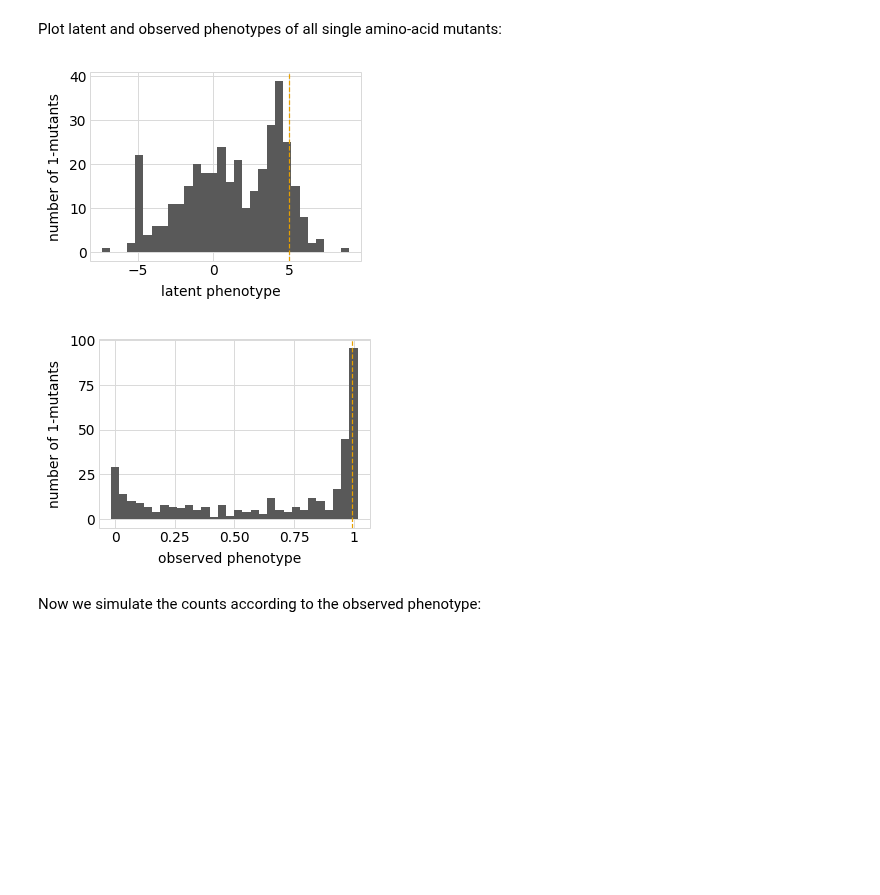
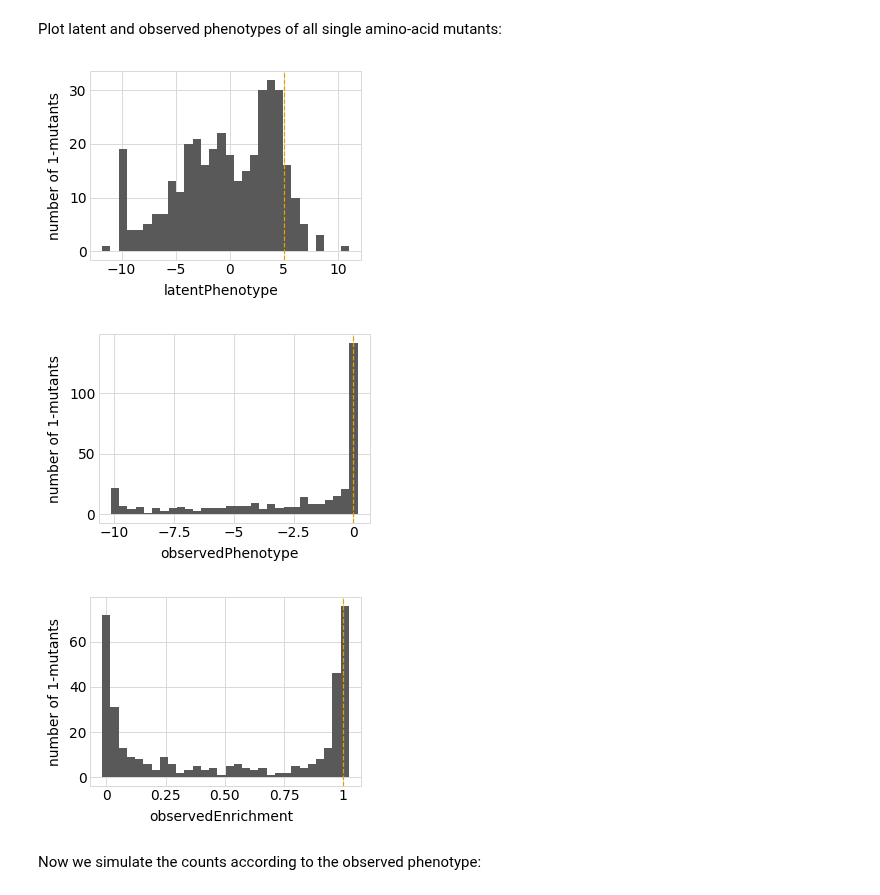
Before and after one commit to jbloomlab/dms_variants, a Jupyter notebook: notebooks/monotonicsplineepistasis_model.ipynb, the cells around one changed output. Saved outputs shown, nothing was run; the diff lists cells and outputs as text; code cells hidden in the pictures; blank space fills up the shorter version.

Commit message:
update notebooks for phenosimulator with enrichments

```diff
--- a/notebooks/monotonicsplineepistasis_model.ipynb
+++ b/notebooks/monotonicsplineepistasis_model.ipynb
@@ -95,6 +95,7 @@ phenosimulator = dms_variants.simulate.SigmoidPhenotypeSimulator(
 # %% [markdown]
 Plot relationship between simulated and observed phenotypes:
 # %%
-p = phenosimulator.plotLatentVsObserved()
-_ = p.draw()
+for value in ['enrichment', 'phenotype']:
+    p = phenosimulator.plotLatentVsObserved(value)
+    _ = p.draw()
 # %% [output]
@@ -102,12 +104,13 @@ _ = p.draw()
 # %% [markdown]
 Plot latent and observed phenotypes of all single amino-acid mutants:
 # %%
-for phenotype in ['latent', 'observed']:
-    p = phenosimulator.plotMutsHistogram(phenotype)
+for value in ['latentPhenotype', 'observedPhenotype', 'observedEnrichment']:
+    p = phenosimulator.plotMutsHistogram(value)
     _ = p.draw()
 # %% [output]
-[figure, old version]
+[figure, new version]
-[figure, old version]
+[figure, new version]
+[figure, added]
 # %% [markdown]
 Now we simulate the counts according to the observed phenotype:
 # %%
```
Also changed, not shown: parts of 28 cells of this notebook, 2 other files.
